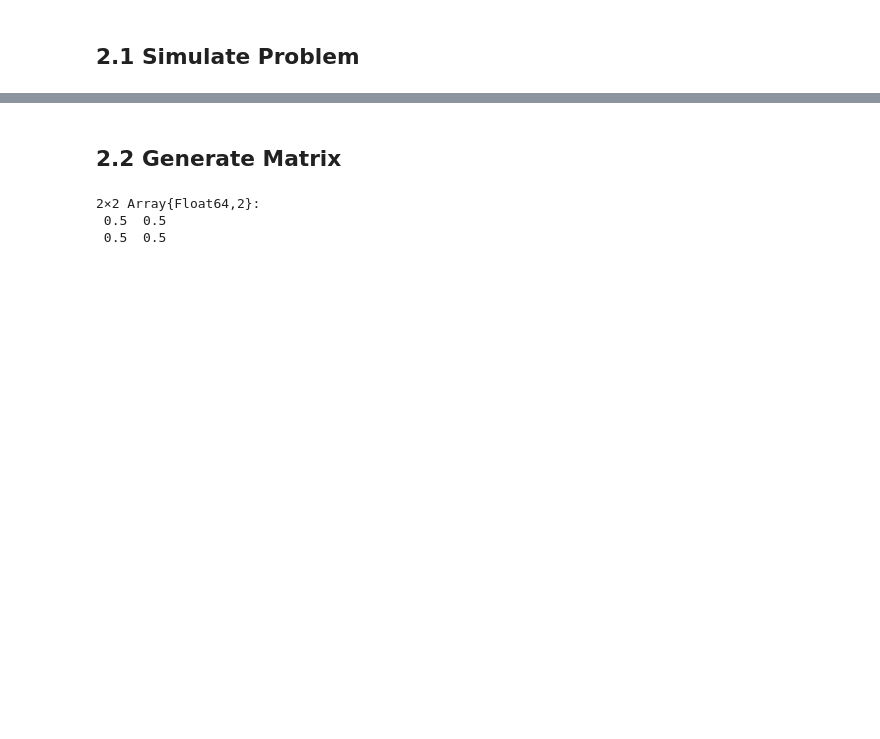
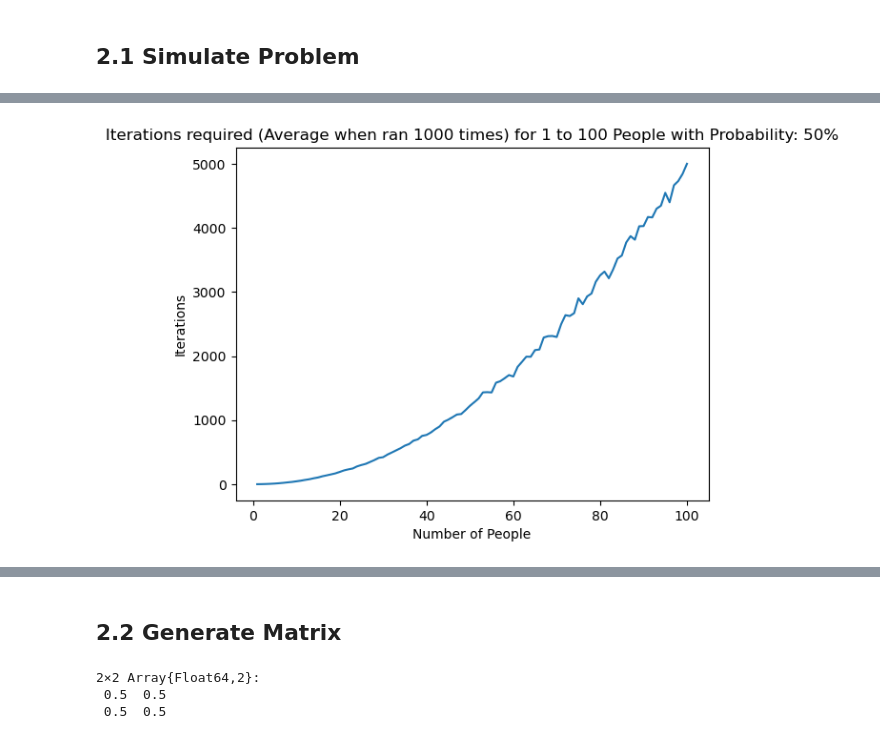
Before and after one commit to GatlenCulp/Going-in-Circles, a Jupyter notebook: GoingInCircles.ipynb, the cells around one changed output, grey strips where cells are left out. Drawn from its saved outputs; the diff is of its cells as text; code cells hidden in the pictures; blank space fills up the shorter version.

```diff
--- a/GoingInCircles.ipynb
+++ b/GoingInCircles.ipynb
@@ -166,0 +187,27 @@ Mode of last person: 44
+# %%
+#Range of people
+total = 100
+summation = 0
+simulation_iterations = 1000
+iteration_Counts = []
+#Simulate
+for i in 1:total
+    summation = 0
+    for trial in 1:simulation_iterations
+        result = serverSimulation(i,50)
+        summation += result["iterations"]
+    end
+    append!(iteration_Counts, summation/simulation_iterations)
+end
+
+
+#results = [serverSimulation(i, 50) for i in 1:total]
+#iteration_Counts = [result["iterations"] for result in results]
+#Plot Iterations by People
+plt.ylabel("Iterations")
+plt.xlabel("Number of People")
+plt.title(string("Iterations required (Average when ran ", simulation_iterations," times) for 1 to ",total," People with Probability: 50%"))
+plt.plot(collect(1:total), iteration_Counts)
+plt.savefig(title)
+# %% [output]
+[figure, added]
```
Also changed, not shown: parts of 4 cells of this notebook, 17 other files.
